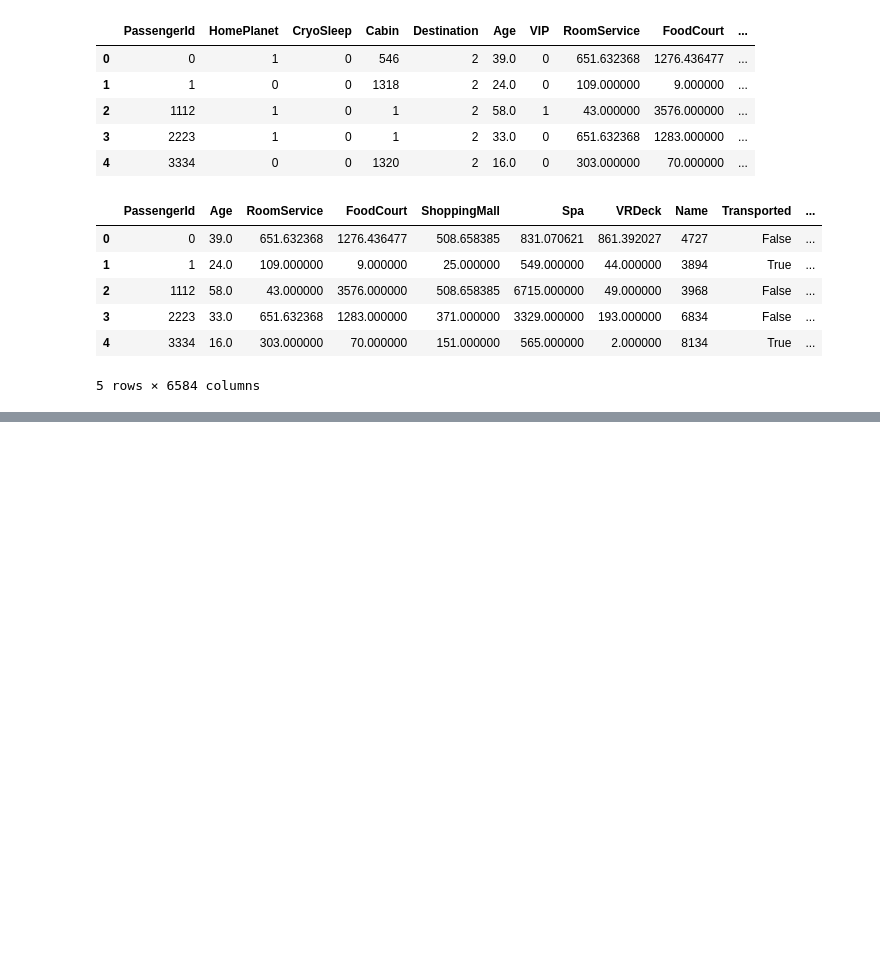
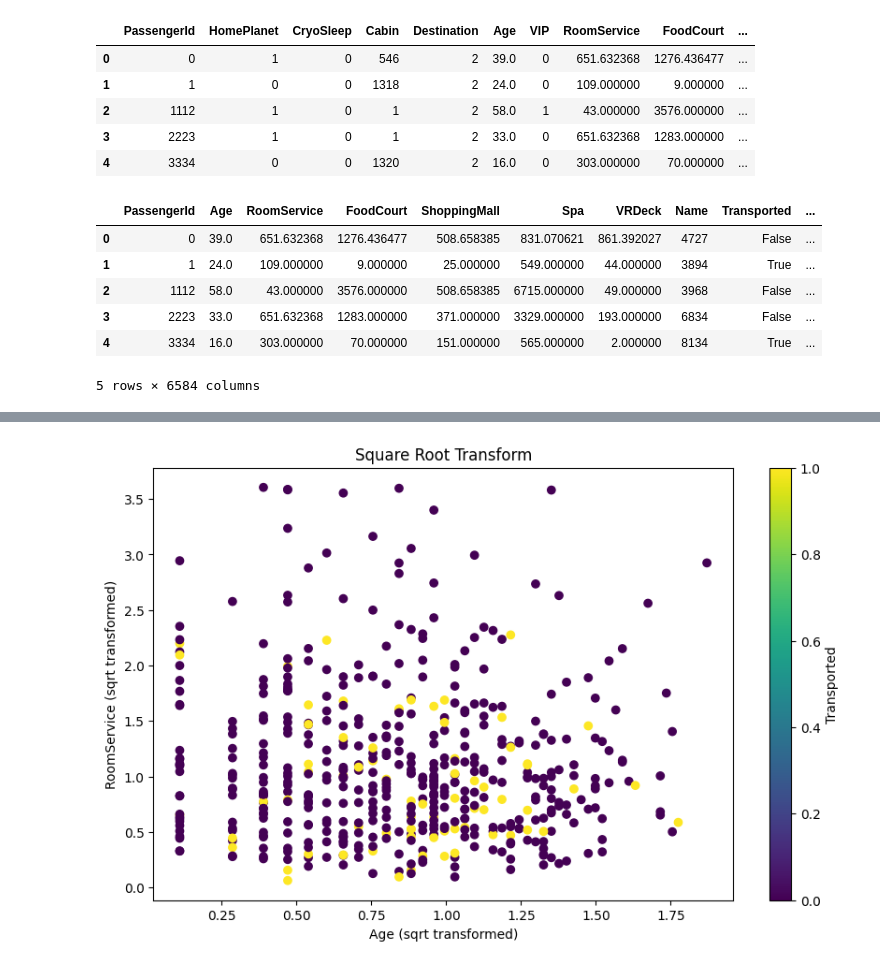
Before and after one commit to 7PAM2015-0509-23-Group7/Kaggle-Challenge, a Jupyter notebook: Kaggle_Challenge_notebook.ipynb, the cells around one changed output, grey strips where cells are left out. Drawn from its saved outputs; the diff is of its cells as text; code cells hidden in the pictures; blank space fills up the shorter version.

```diff
--- a/Kaggle_Challenge_notebook.ipynb
+++ b/Kaggle_Challenge_notebook.ipynb
@@ -400,0 +425,15 @@ df.head()
+# %%
+#  Square Root Transform
+train_sqrt = train_x.apply(np.sqrt)
+train_sqrt.insert(0, 'Transported', train['Transported'], True)  # Adding the target variable column back again
+
+# Plotting
+plt.figure(figsize=(10, 6))
+plt.scatter(train_sqrt['Age'], train_sqrt['RoomService'], c=train_sqrt['Transported'], cmap='viridis')
+plt.xlabel('Age (sqrt transformed)')
+plt.ylabel('RoomService (sqrt transformed)')
+plt.title('Square Root Transform')
+plt.colorbar(label='Transported')
+plt.show()
+# %% [output]
+[figure, added]
```
Also changed, not shown: parts of 3 cells of this notebook.
